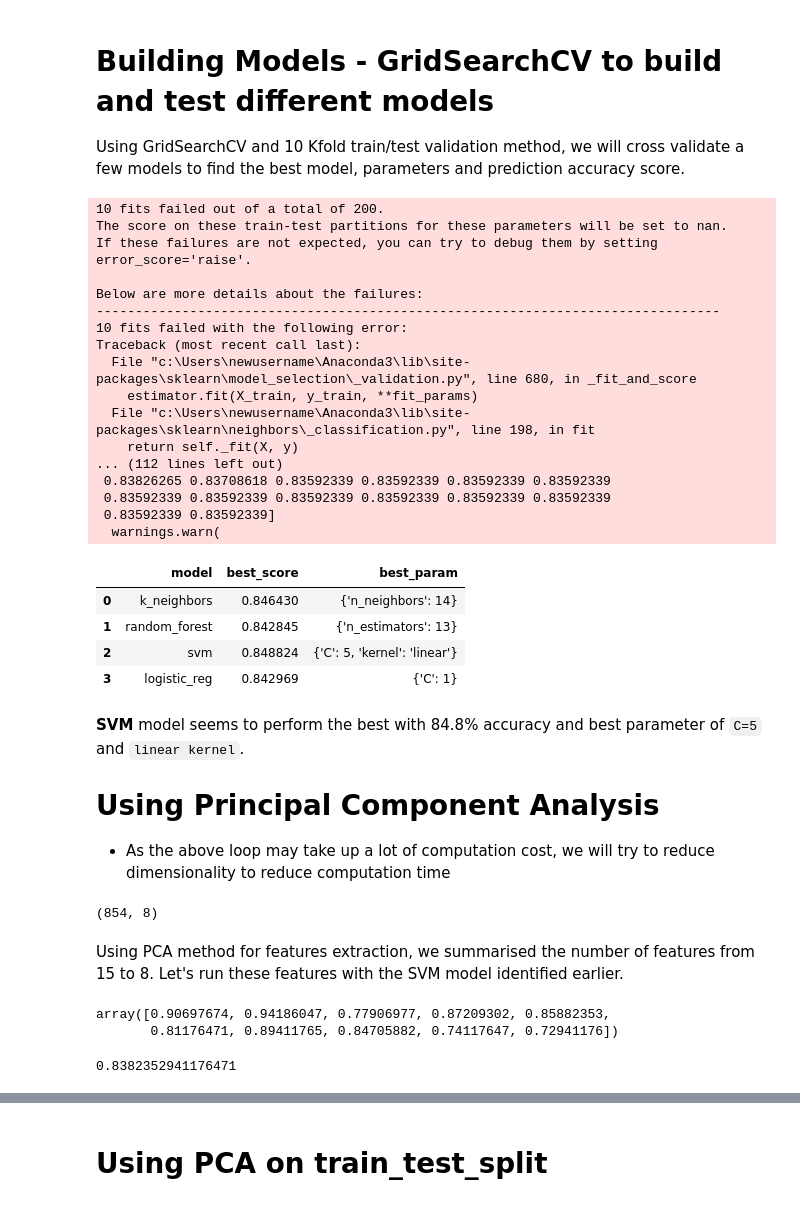
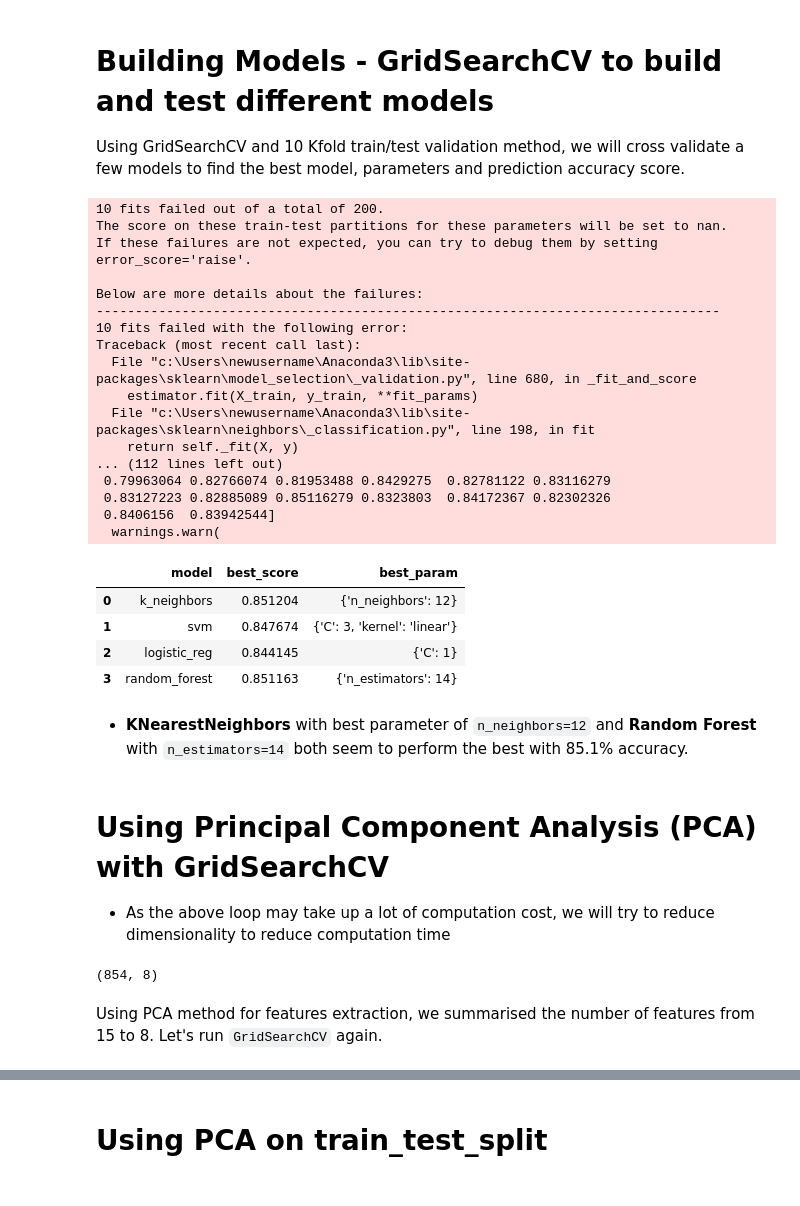
Before and after one commit to yanchooy/heart_disease_prediction, a Jupyter notebook: heart_disease_predict.ipynb, the cells around one changed output, grey strips where cells are left out. Saved outputs shown, nothing was run; the diff lists cells and outputs as text; code cells hidden in the pictures.

```diff
--- a/heart_disease_predict.ipynb
+++ b/heart_disease_predict.ipynb
@@ -412,0 +556,3 @@ heart_data_scaled.shape
+# %%
+X = X.drop(['RestingECG_Normal'], axis=1)
+X.columns
@@ -455,45 +598,44 @@ model_params = {
 # %%
 # Run GridSearchCV with 10 Kfold
 
 results = []
 
-for model_name, model_params in model_params.items():
-    clf = GridSearchCV(model_params['model'], model_params['params'], cv=10, return_train_score=False)
+for model_name, model_param in model_params.items():
+    clf = GridSearchCV(model_param['model'], model_param['params'], cv=10, return_train_score=False)
     clf.fit(X, y)
     results.append({
         'model' : model_name,
         'best_score': clf.best_score_,
         'best_param': clf.best_params_
     })
-
 pd.DataFrame(results)
 # %% [output]
 10 fits failed out of a total of 200.
 The score on these train-test partitions for these parameters will be set to nan.
 If these failures are not expected, you can try to debug them by setting error_score='raise'.
 
 Below are more details about the failures:
 --------------------------------------------------------------------------------
 10 fits failed with the following error:
 Traceback (most recent call last):
   File "c:\Users\newusername\Anaconda3\lib\site-packages\sklearn\model_selection\_validation.py", line 680, in _fit_and_score
     estimator.fit(X_train, y_train, **fit_params)
   File "c:\Users\newusername\Anaconda3\lib\site-packages\sklearn\neighbors\_classification.py", line 198, in fit
     return self._fit(X, y)
 ... (112 lines left out)
- 0.83826265 0.83708618 0.83592339 0.83592339 0.83592339 0.83592339
- 0.83592339 0.83592339 0.83592339 0.83592339 0.83592339 0.83592339
- 0.83592339 0.83592339]
+ 0.79963064 0.82766074 0.81953488 0.8429275  0.82781122 0.83116279
+ 0.83127223 0.82885089 0.85116279 0.8323803  0.84172367 0.82302326
+ 0.8406156  0.83942544]
   warnings.warn(
 |  | model | best_score | best_param |
-| 0 | k_neighbors | 0.846430 | {'n_neighbors': 14} |
-| 1 | random_forest | 0.842845 | {'n_estimators': 13} |
-| 2 | svm | 0.848824 | {'C': 5, 'kernel': 'linear'} |
-| 3 | logistic_reg | 0.842969 | {'C': 1} |
+| 0 | k_neighbors | 0.851204 | {'n_neighbors': 12} |
+| 1 | svm | 0.847674 | {'C': 3, 'kernel': 'linear'} |
+| 2 | logistic_reg | 0.844145 | {'C': 1} |
+| 3 | random_forest | 0.851163 | {'n_estimators': 14} |
+# %% [markdown]
+- **KNearestNeighbors** with best parameter of `n_neighbors=12` and **Random Forest** with `n_estimators=14` both seem to perform the best with 85.1% accuracy.
 # %% [markdown]
-**SVM** model seems to perform the best with 84.8% accuracy and best parameter of `C=5` and `linear kernel`.
-
-# Using Principal Component Analysis
+# Using Principal Component Analysis (PCA) with GridSearchCV
 - As the above loop may take up a lot of computation cost, we will try to reduce dimensionality to reduce computation time
 # %%
 from sklearn.decomposition import PCA
@@ -507,19 +649,4 @@ X_pca.shape
 # %% [output]
 (854, 8)
 # %% [markdown]
-Using PCA method for features extraction, we summarised the number of features from 15 to 8.
-Let's run these features with the SVM model identified earlier.
+Using PCA method for features extraction, we summarised the number of features from 15 to 8. Let's run  `GridSearchCV` again.
-# %%
-from sklearn.model_selection import cross_val_score
-
-cv = cross_val_score(SVC(C=5, kernel='linear'), X_pca, y, cv=10)
-
-cv
-# %% [output]
-array([0.90697674, 0.94186047, 0.77906977, 0.87209302, 0.85882353,
-       0.81176471, 0.89411765, 0.84705882, 0.74117647, 0.72941176])
-# %%
-#average score
-np.mean(cv)
-# %% [output]
-0.8382352941176471
```
Also changed, not shown: parts of 44 cells of this notebook.
